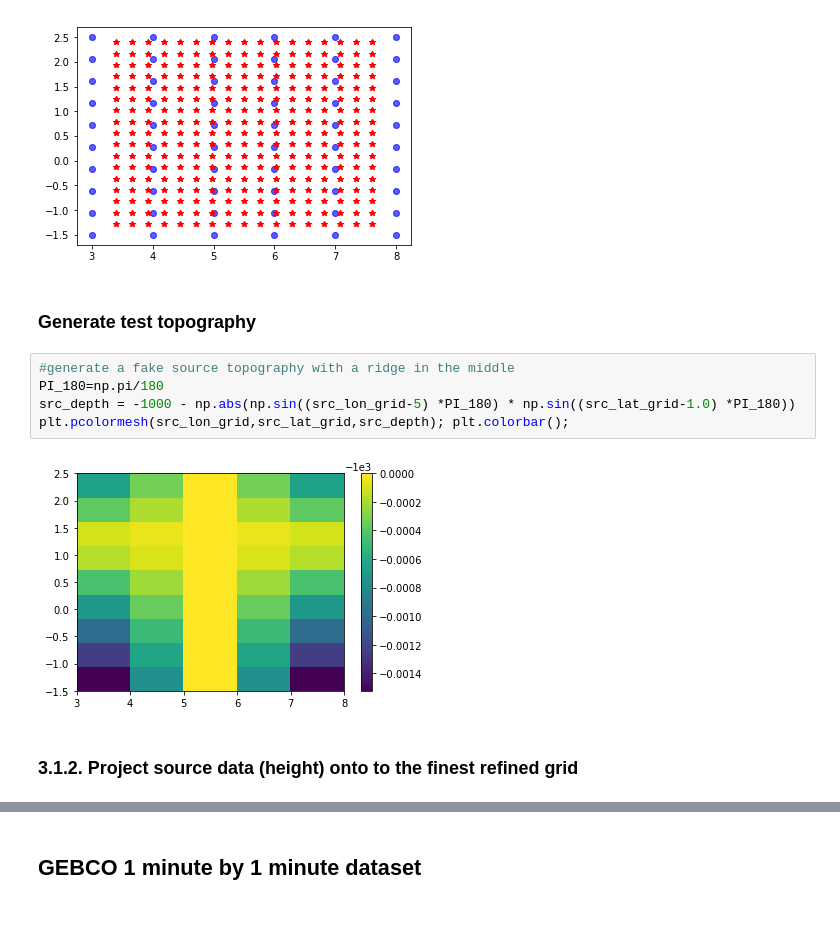
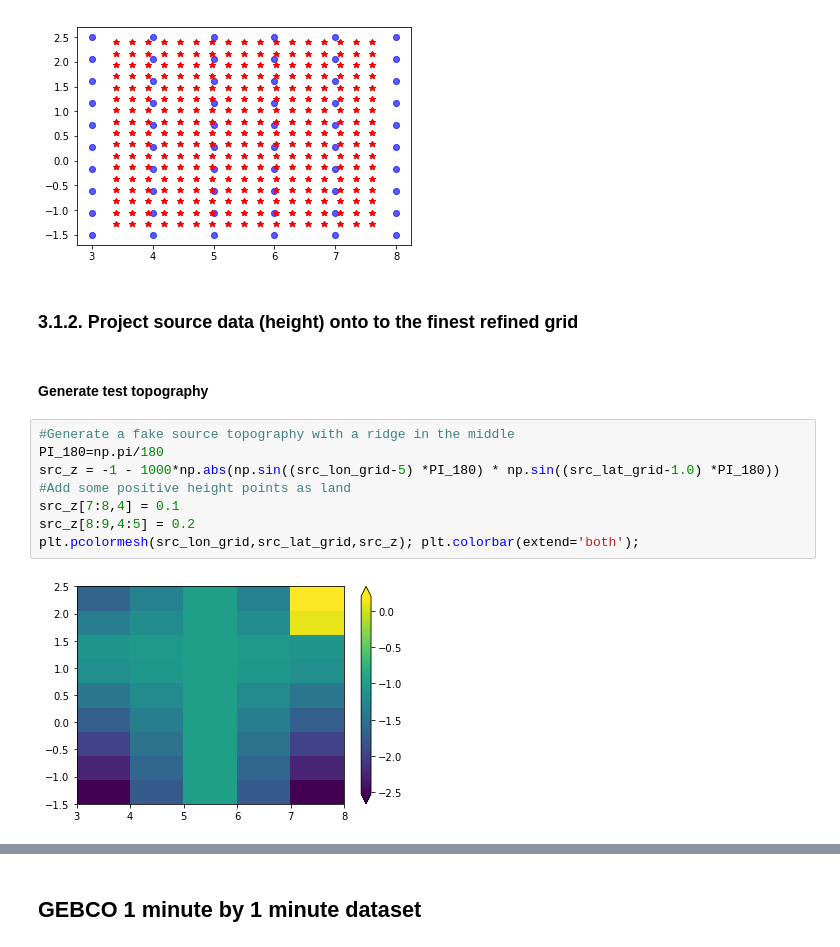
Before and after one commit to adcroft/thin-wall-topography, a Jupyter notebook: python/algorithm_dev-2.ipynb, the cells around one changed output, grey strips where cells are left out. Saved outputs shown, nothing was run; the diff lists cells and outputs as text; blank space fills up the shorter version.

```diff
--- a/python/algorithm_dev-2.ipynb
+++ b/python/algorithm_dev-2.ipynb
@@ -220,14 +230,17 @@ plot_mesh_in_latlon(src_lon_grid, src_lat_grid, phi_color='bo', lam_color='bo',a
 plot_mesh_in_latlon(refinedGMlist[-1].x,refinedGMlist[-1].y , phi_color='r*', lam_color='r*')
 # %% [output]
 [figure]
-# %% [markdown]
-### Generate test topography
-# %%
-#generate a fake source topography with a ridge in the middle
-PI_180=np.pi/180
-src_depth = -1000 - np.abs(np.sin((src_lon_grid-5) *PI_180) * np.sin((src_lat_grid-1.0) *PI_180))
-plt.pcolormesh(src_lon_grid,src_lat_grid,src_depth); plt.colorbar();
-# %% [output]
-[figure, removed]
 # %% [markdown]
 ### 3.1.2. Project source data (height) onto to the finest refined grid
+# %% [markdown]
+#### Generate test topography
+# %%
+#Generate a fake source topography with a ridge in the middle
+PI_180=np.pi/180
+src_z = -1 - 1000*np.abs(np.sin((src_lon_grid-5) *PI_180) * np.sin((src_lat_grid-1.0) *PI_180))
+#Add some positive height points as land
+src_z[7:8,4] = 0.1
+src_z[8:9,4:5] = 0.2
+plt.pcolormesh(src_lon_grid,src_lat_grid,src_z); plt.colorbar(extend='both');
+# %% [output]
+[figure, added]
```
Also changed, not shown: parts of 11 cells of this notebook, 1 other file.
